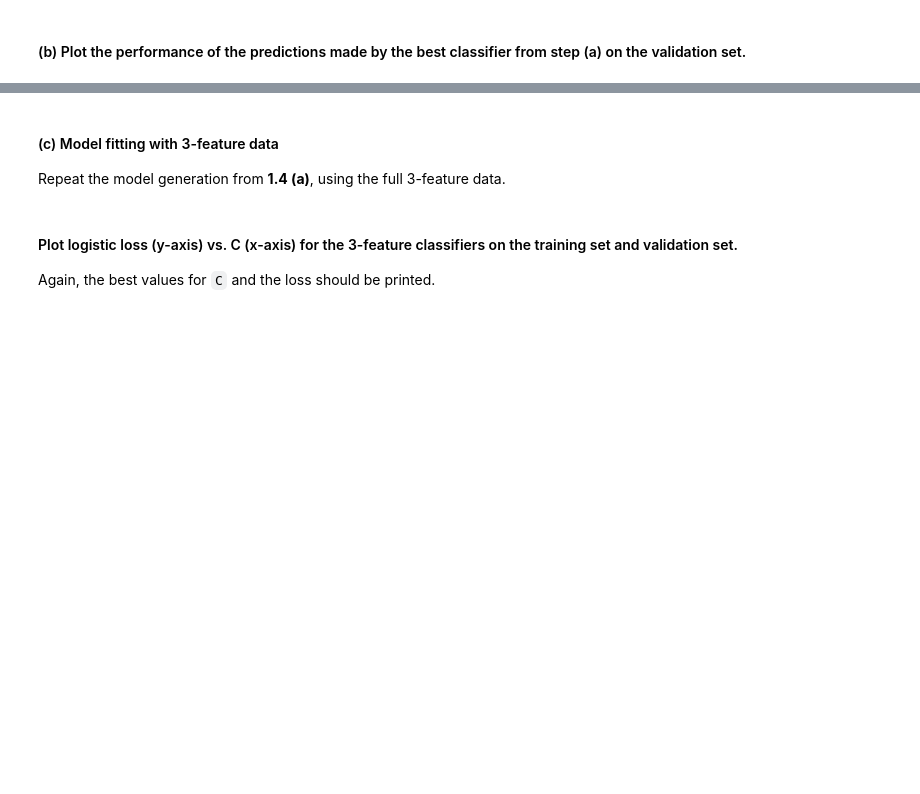
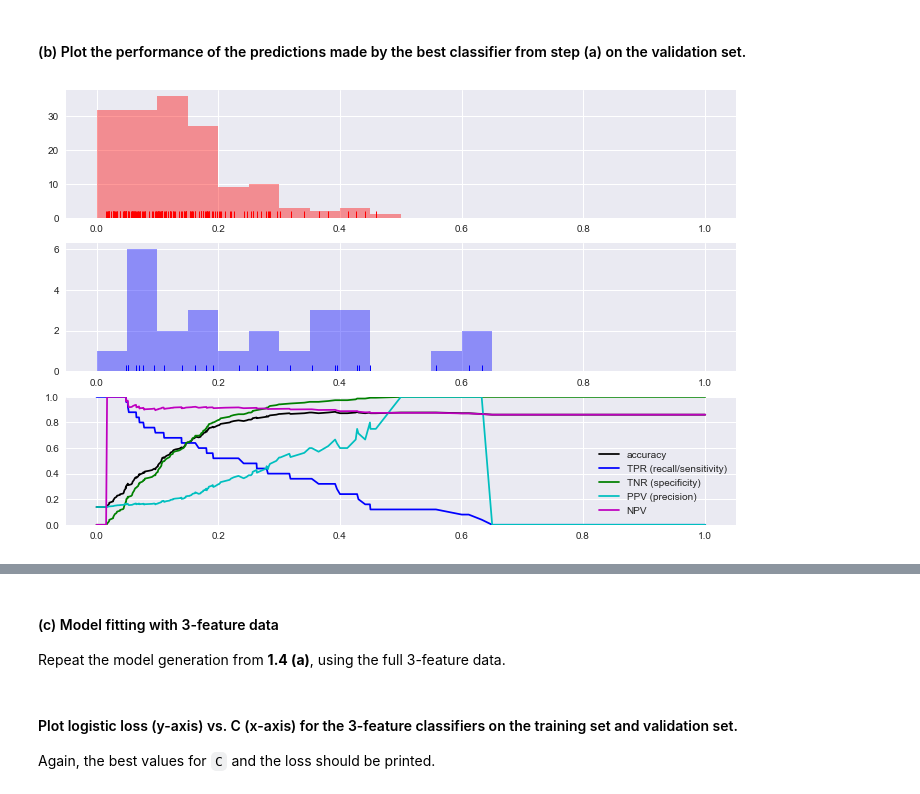
Before and after one commit to drakezhu/comp135_MachineLearning, a Jupyter notebook: hw03/src_and_data/hw03.ipynb, the cells around one changed output, grey strips where cells are left out. Drawn from its saved outputs; the diff is of its cells as text; code cells hidden in the pictures; blank space fills up the shorter version.

```diff
--- a/hw03/src_and_data/hw03.ipynb
+++ b/hw03/src_and_data/hw03.ipynb
@@ -344,2 +360,10 @@ Validation set log-loss at best C-value: 0.0000
 # %% [markdown]
 #### (b) Plot the performance of the predictions made by the best classifier from step (a) on the validation set.
+# %%
+LRM = sklearn.linear_model.LogisticRegression(C = C_grid[np.argmin(va_loss_list_2)], solver = 'liblinear')
+LRM.fit(x_tr_M2, y_tr_M)
+y_va_proba_N2 = LRM.predict_proba(x_va_N2)
+y_va_pred_N2 = np.array([score[1] for score in y_va_proba_N2])
+make_plot_perf_vs_threshold(y_va_N, y_va_pred_N2)
+# %% [output]
+[figure, added]
```
Also changed, not shown: parts of 7 cells of this notebook, 2 other files.
